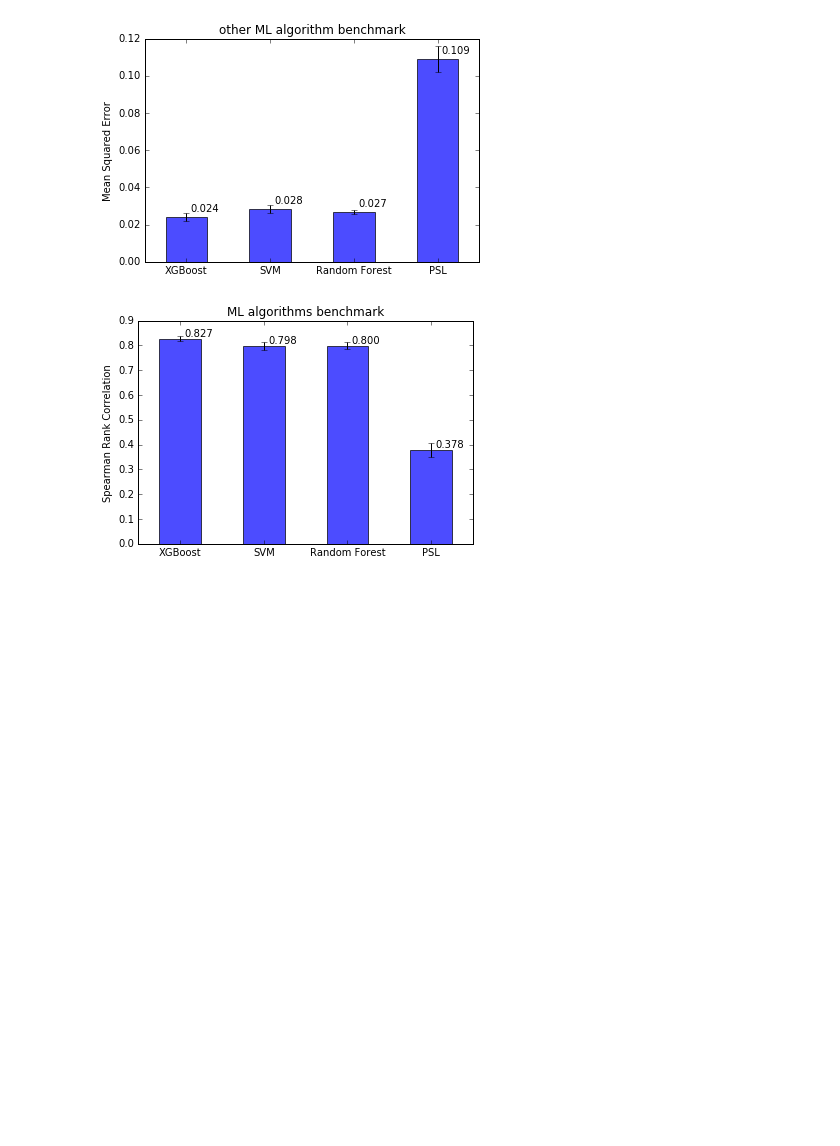
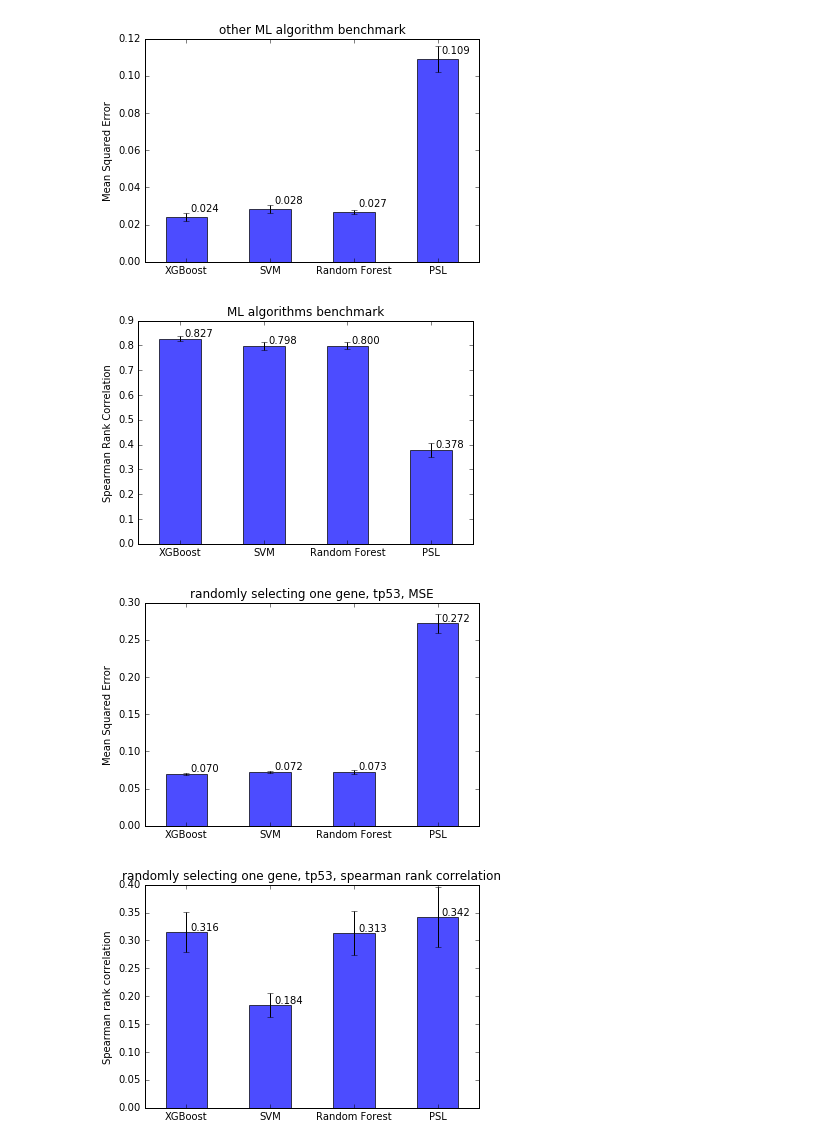
Before and after one commit to MollyZhang/drug_sensitivity_ML, a Jupyter notebook: benchmark/ML.ipynb, the cells around one changed output. Drawn from its saved outputs; the diff is of its cells as text; code cells hidden in the pictures; blank space fills up the shorter version.

Commit message:
experiment with selecting randomly 1 or 10 genes and estimate bench mark

```diff
--- a/benchmark/ML.ipynb
+++ b/benchmark/ML.ipynb
@@ -100,0 +167,9 @@ plt.savefig("../plots/benchmark_spearman.png", ppi=200)
+# %%
+file_name = "data_table_percentile_G60.tsv"
+gene_name = "tp53"
+one_gene_benchmark(file_name, gene_name,
+                   psl_mse_mean = 0.272, psl_mse_std=0.013,
+                   psl_rho_mean = 0.342, psl_rho_std=0.054)
+# %% [output]
+[figure, added]
+[figure, added]
```
Also changed, not shown: parts of 3 cells of this notebook, 41 other files.
